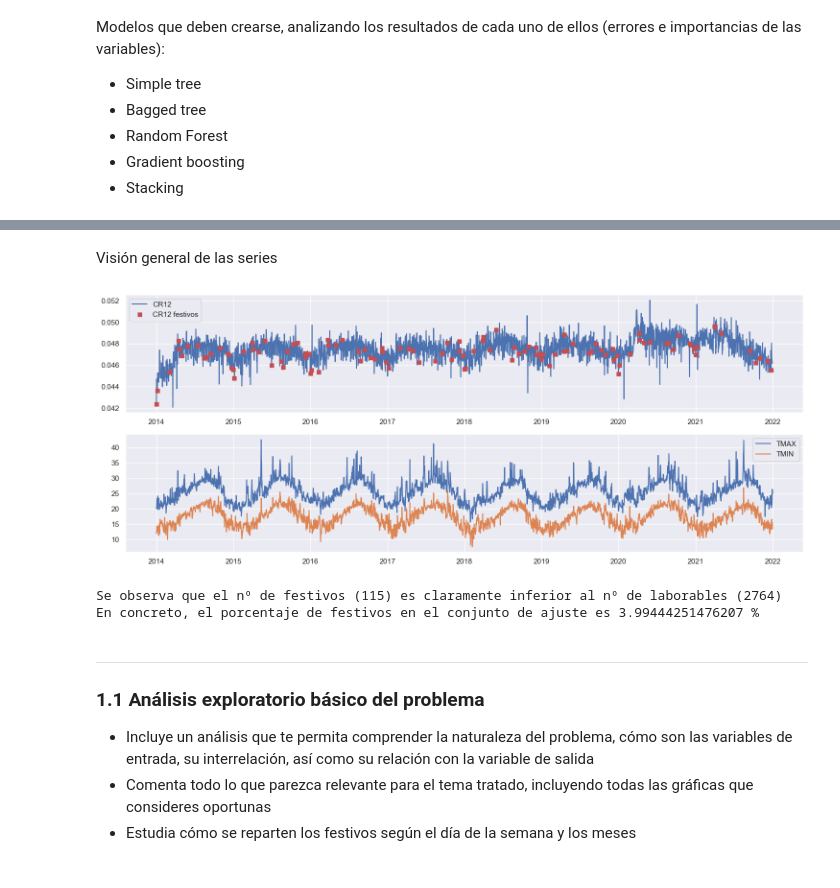
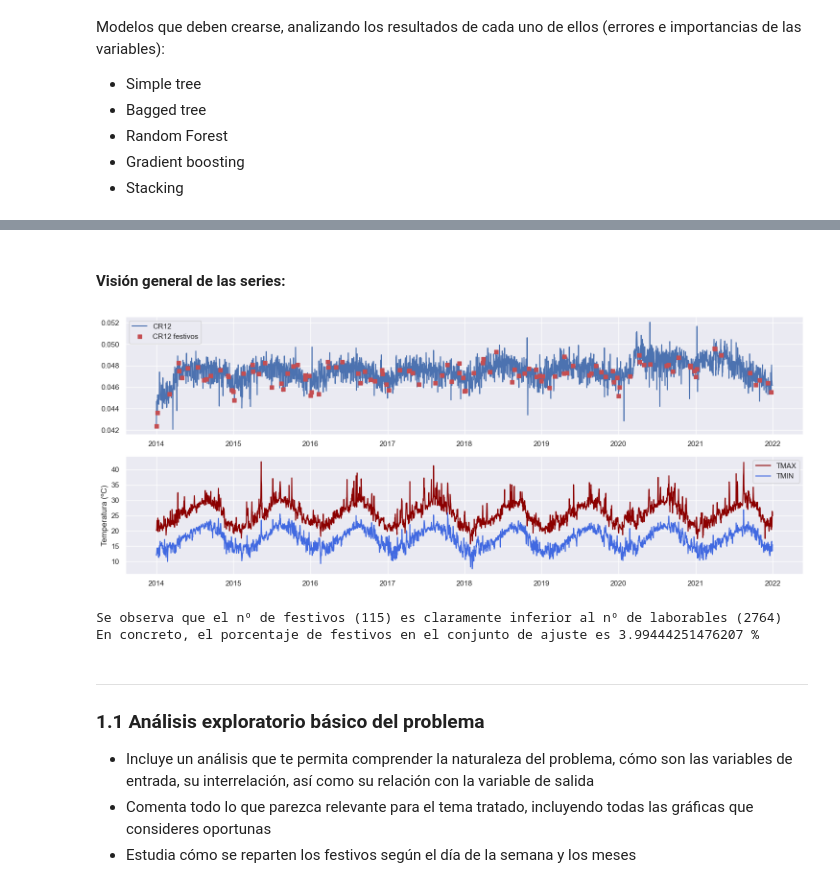
Before and after one commit to carlota-moh/ml2-ensemble, a Jupyter notebook: template.ipynb, the cells around one changed output, grey strips where cells are left out. Cells and saved outputs as stored; diff of their text form; code cells hidden in the pictures.

```diff
--- a/template.ipynb
+++ b/template.ipynb
@@ -77,30 +102,31 @@ Dataframe con todos los datos leidos (filas: días, columnas: variables):
 # %% [markdown]
-Visión general de las series
+#### Visión general de las series:
 # %%
 #-------------------------- NO ESCRIBAS LÍNEAS DE CÓDIGO MÁS LARGAS QUE LO QUE OCUPA ESTA LÍNEA -----------------------------|
 fig = plt.figure(1, figsize=(15,6))
 
-ax1 = plt.subplot(2,1,1)
+ax1 = plt.subplot(2, 1, 1)
 ind_festivo = df_aju.FESTIVO == 1
 plt.plot(df_aju.FECHA, df_aju.CR12, label='CR12')
 plt.plot(df_aju.FECHA[ind_festivo], df_aju.CR12[ind_festivo], 'sr', label='CR12 festivos')
 plt.legend()
 
-plt.subplot(2,1,2,sharex= ax1)
-plt.plot(df_aju.FECHA, df_aju.TMAX, label='TMAX')
-plt.plot(df_aju.FECHA, df_aju.TMIN, label='TMIN')
+plt.subplot(2, 1, 2,sharex = ax1)
+plt.plot(df_aju.FECHA, df_aju.TMAX, label='TMAX', color="darkred")
+plt.plot(df_aju.FECHA, df_aju.TMIN, label='TMIN', color="royalblue")
+plt.ylabel("Temperatura (ºC)")
 plt.tight_layout()
 plt.legend()
 
 plt.show()
 
 num_festivos = np.count_nonzero(df_aju.FESTIVO)
 num_laborables = df_aju.shape[0] - num_festivos
 print(f'Se observa que el nº de festivos ({num_festivos}) es claramente inferior al nº de laborables ({num_laborables})')
 print(f'En concreto, el porcentaje de festivos en el conjunto de ajuste es {100*num_festivos /  df_aju.shape[0]} %')
 # fig.savefig('figura1.pdf')
 # %% [output]
-[figure, old version]
+[figure, new version]
 Se observa que el nº de festivos (115) es claramente inferior al nº de laborables (2764)
 En concreto, el porcentaje de festivos en el conjunto de ajuste es 3.99444251476207 %
 # %% [markdown]
```
Also changed, not shown: parts of 83 cells of this notebook.
